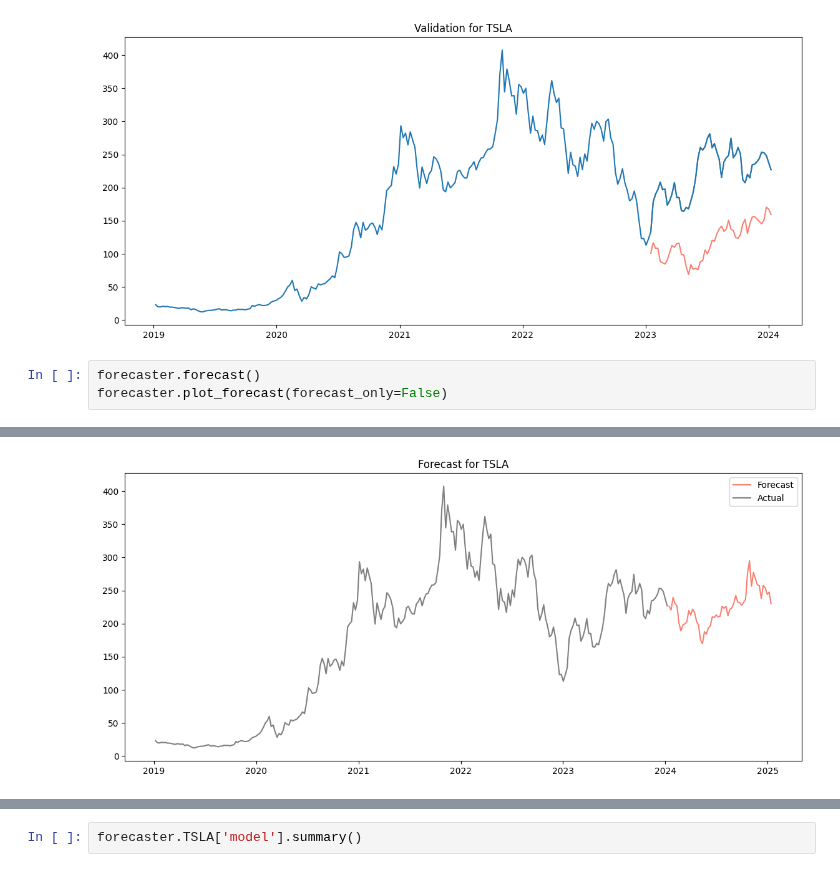
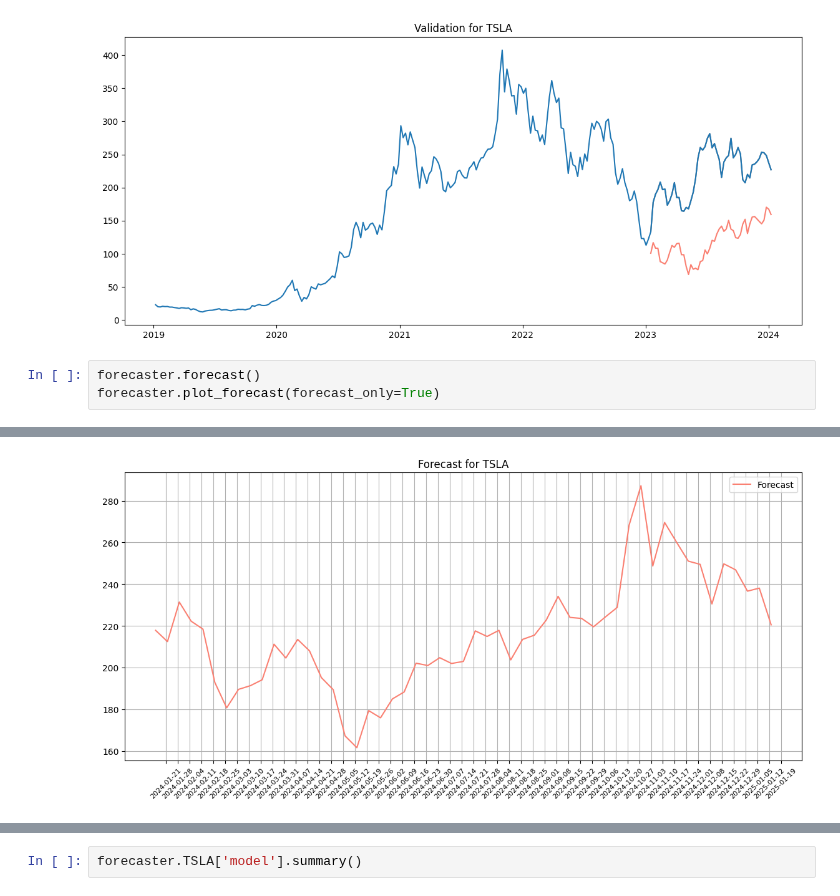
Before and after one commit to sienlonglim/financial_analysis_forecasting, a Jupyter notebook: p1_SARIMA_forecasting.ipynb, the cells around one changed output, grey strips where cells are left out. Drawn from its saved outputs; the diff is of its cells as text.

Commit message:
trying out plotting

```diff
--- a/p1_SARIMA_forecasting.ipynb
+++ b/p1_SARIMA_forecasting.ipynb
@@ -364,5 +364,5 @@ AIC: 1414.3898962817716
 [figure]
 # %%
 forecaster.forecast()
-forecaster.plot_forecast(forecast_only=False)
+forecaster.plot_forecast(forecast_only=True)
 # %% [output]
@@ -370 +370 @@ Forecasting for TSLA
-[figure, old version]
+[figure, new version]
```
Also changed, not shown: parts of 2 cells of this notebook, 1 other file.
